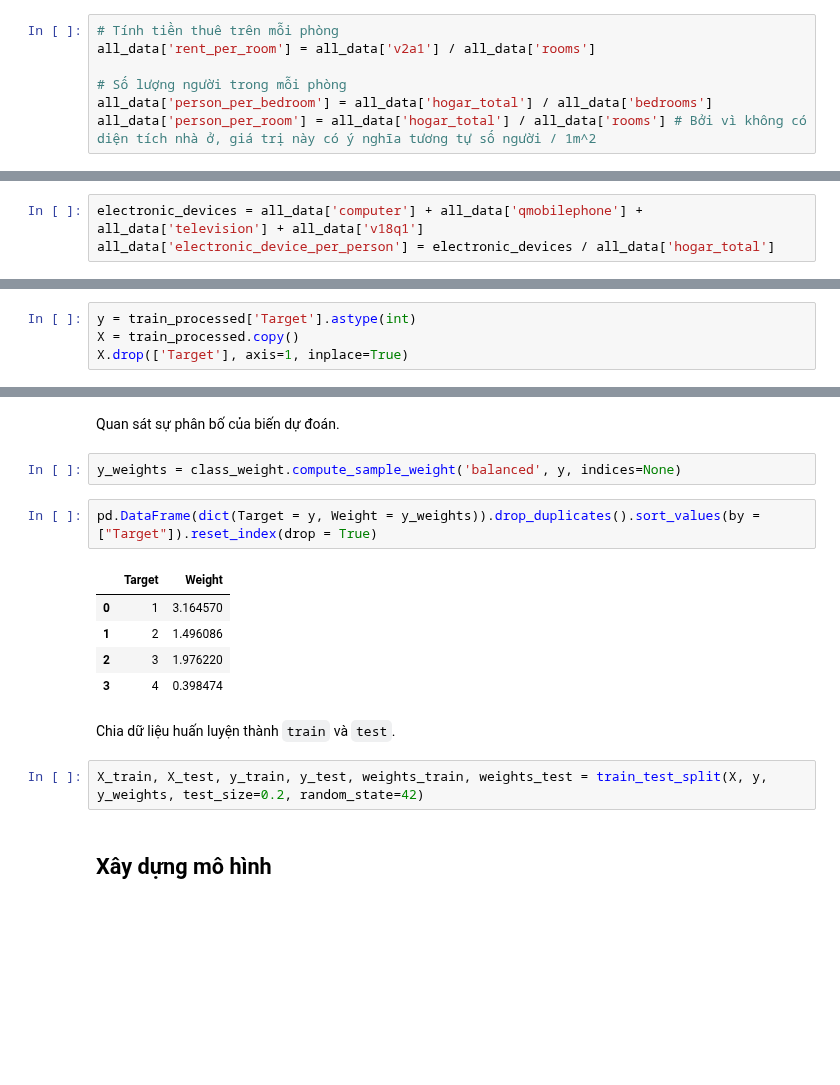
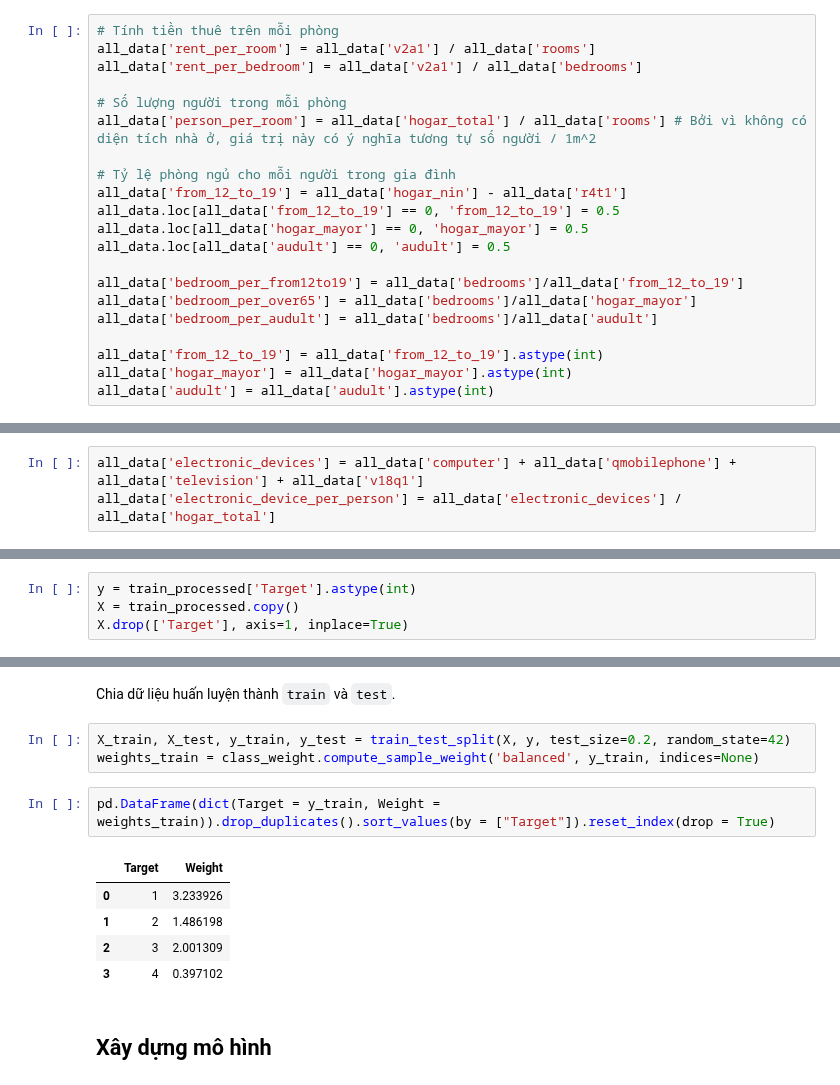
Before and after one commit to iam-Dylan/costa-rican-household, a Jupyter notebook: source/model.ipynb, the cells around one changed output, grey strips where cells are left out. Cells and saved outputs as stored; diff of their text form; blank space fills up the shorter version.

```diff
--- a/source/model.ipynb
+++ b/source/model.ipynb
@@ -209,7 +224,21 @@ all_data['audult'] = number_adult.astype(int)
 # %%
 # Tính tiền thuê trên mỗi phòng
 all_data['rent_per_room'] = all_data['v2a1'] / all_data['rooms']
+all_data['rent_per_bedroom'] = all_data['v2a1'] / all_data['bedrooms']
 
 # Số lượng người trong mỗi phòng
-all_data['person_per_bedroom'] = all_data['hogar_total'] / all_data['bedrooms']
 all_data['person_per_room'] = all_data['hogar_total'] / all_data['rooms'] # Bởi vì không có diện tích nhà ở, giá trị này có ý nghĩa tương tự số người / 1m^2
+
+# Tỷ lệ phòng ngủ cho mỗi người trong gia đình
+all_data['from_12_to_19'] = all_data['hogar_nin'] - all_data['r4t1']
+all_data.loc[all_data['from_12_to_19'] == 0, 'from_12_to_19'] = 0.5
+all_data.loc[all_data['hogar_mayor'] == 0, 'hogar_mayor'] = 0.5
+all_data.loc[all_data['audult'] == 0, 'audult'] = 0.5
+
+all_data['bedroom_per_from12to19'] = all_data['bedrooms']/all_data['from_12_to_19']
+all_data['bedroom_per_over65'] = all_data['bedrooms']/all_data['hogar_mayor']
+all_data['bedroom_per_audult'] = all_data['bedrooms']/all_data['audult']
+
+all_data['from_12_to_19'] = all_data['from_12_to_19'].astype(int)
+all_data['hogar_mayor'] = all_data['hogar_mayor'].astype(int)
+all_data['audult'] = all_data['audult'].astype(int)
@@ -216,5 +250,5 @@ all_data['person_per_room'] = all_data['hogar_total'] / all_data['rooms'] # Bở
 # %% [markdown]
 - Với những hộ nghèo, việc có các thiết bị điện tử để phục vụ giải trí, học tập và làm việc cũng khó khăn. Các đối tượng này có thể cần được xem xét.
 # %%
-electronic_devices = all_data['computer'] + all_data['qmobilephone'] + all_data['television'] + all_data['v18q1']
-all_data['electronic_device_per_person'] = electronic_devices / all_data['hogar_total']
+all_data['electronic_devices'] = all_data['computer'] + all_data['qmobilephone'] + all_data['television'] + all_data['v18q1']
+all_data['electronic_device_per_person'] = all_data['electronic_devices'] / all_data['hogar_total']
@@ -232,19 +268,16 @@ X.drop(['Target'], axis=1, inplace=True)
-# %% [markdown]
-Quan sát sự phân bố của biến dự đoán.
-# %%
-y_weights = class_weight.compute_sample_weight('balanced', y, indices=None)
-# %%
-pd.DataFrame(dict(Target = y, Weight = y_weights)).drop_duplicates().sort_values(by = ["Target"]).reset_index(drop = True)
-# %% [output]
-|  | Target | Weight |
-| 0 | 1 | 3.164570 |
-| 1 | 2 | 1.496086 |
-| 2 | 3 | 1.976220 |
-| 3 | 4 | 0.398474 |
 # %% [markdown]
 Chia dữ liệu huấn luyện thành `train` và `test`.
 # %%
-X_train, X_test, y_train, y_test, weights_train, weights_test = train_test_split(X, y, y_weights, test_size=0.2, random_state=42)
+X_train, X_test, y_train, y_test = train_test_split(X, y, test_size=0.2, random_state=42)
+weights_train = class_weight.compute_sample_weight('balanced', y_train, indices=None)
+# %%
+pd.DataFrame(dict(Target = y_train, Weight = weights_train)).drop_duplicates().sort_values(by = ["Target"]).reset_index(drop = True)
+# %% [output]
+|  | Target | Weight |
+| 0 | 1 | 3.233926 |
+| 1 | 2 | 1.486198 |
+| 2 | 3 | 2.001309 |
+| 3 | 4 | 0.397102 |
 # %% [markdown]
 ## Xây dựng mô hình
 # %% [markdown]
```
Also changed, not shown: parts of 16 cells of this notebook, 2 other files.
